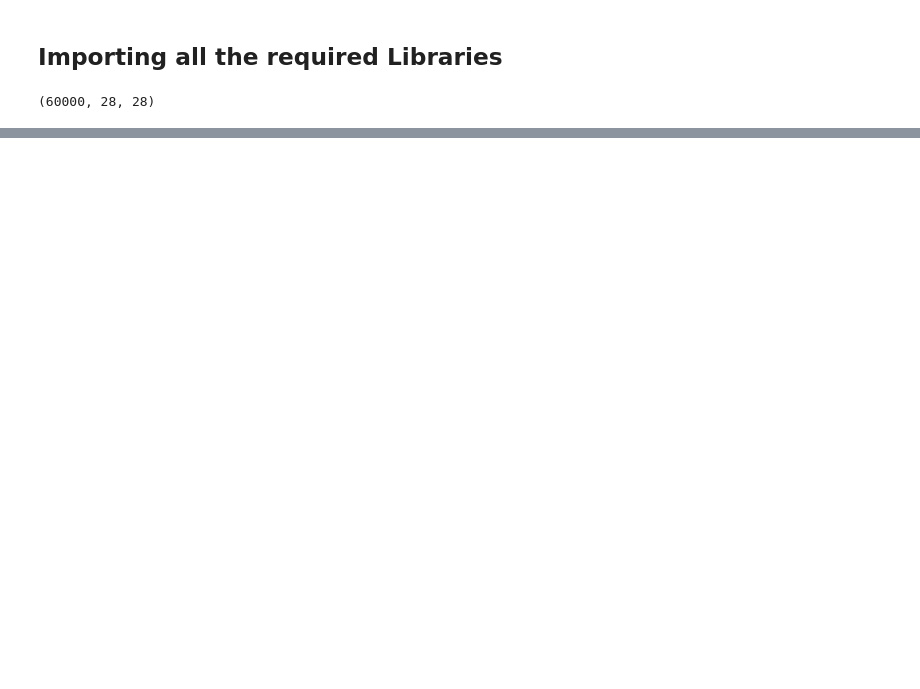
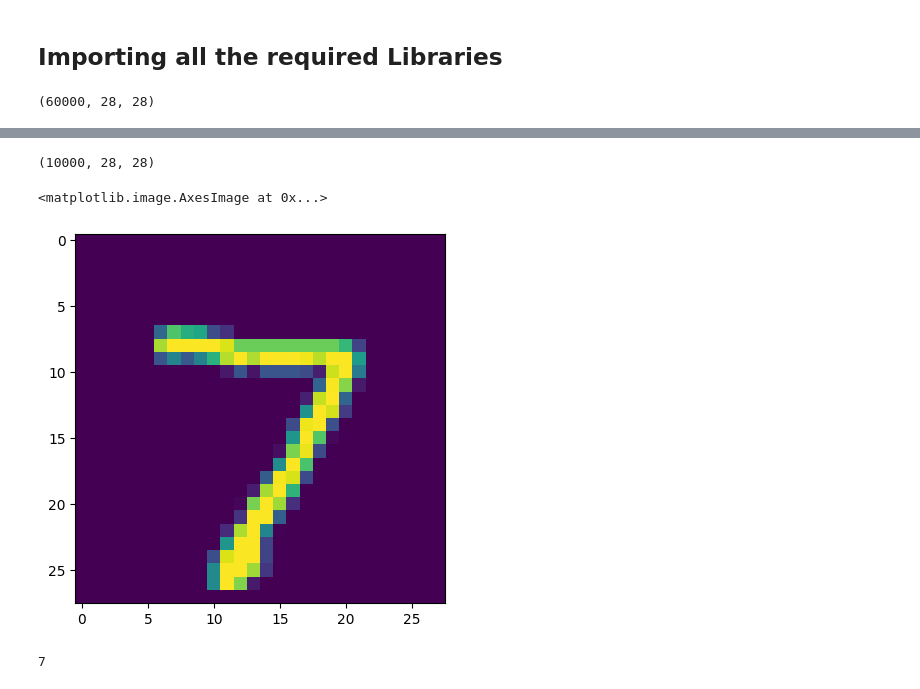
Before and after one commit to anidec25/Neutral-Networks, a Jupyter notebook: CNN/mnist-classifier.ipynb, the cells around one changed output, grey strips where cells are left out. Cells and saved outputs as stored; diff of their text form; code cells hidden in the pictures; blank space fills up the shorter version.

```diff
--- a/CNN/mnist-classifier.ipynb
+++ b/CNN/mnist-classifier.ipynb
@@ -191,0 +198,13 @@ model.evaluate(X_test,y_test)
+# %%
+X_test.shape
+# %% [output]
+(10000, 28, 28)
+# %%
+plt.imshow(X_test[0])
+# %% [output]
+<matplotlib.image.AxesImage at 0x...>
+[figure, added]
+# %%
+y_pred[0]
+# %% [output]
+7
```
Also changed, not shown: parts of 19 cells of this notebook.
